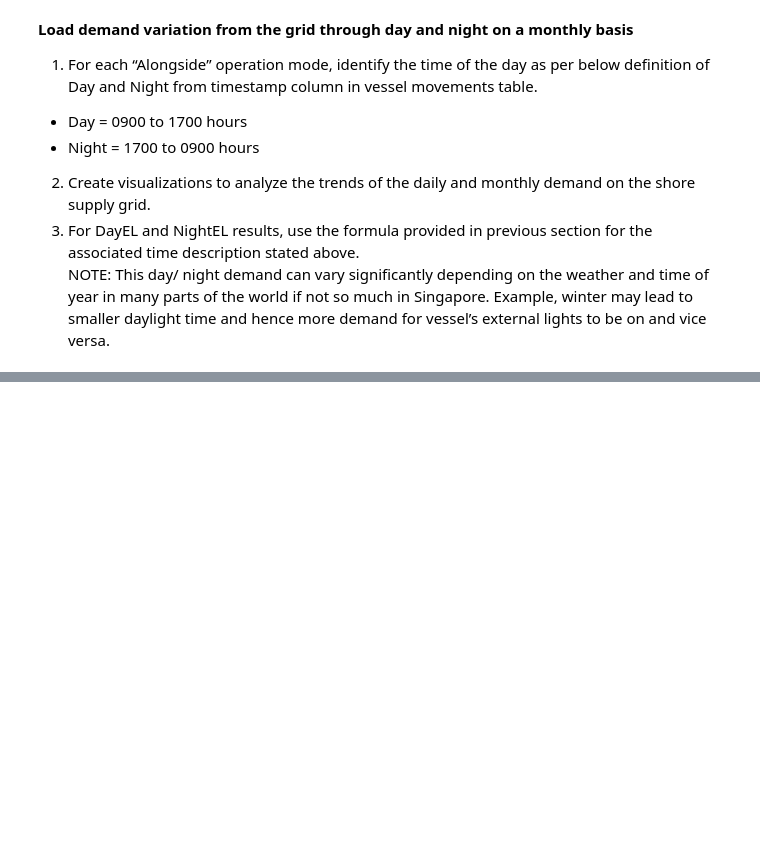
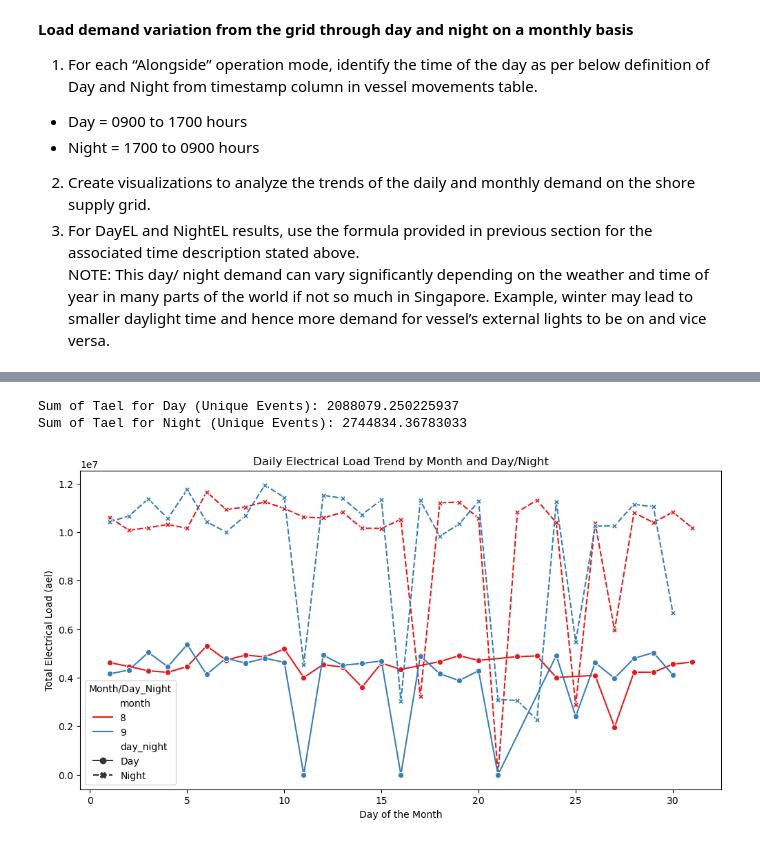
Before and after one commit to evanyan13/rightship, a Jupyter notebook: emission_calculation.ipynb, the cells around one changed output, grey strips where cells are left out. Saved outputs shown, nothing was run; the diff lists cells and outputs as text; code cells hidden in the pictures; blank space fills up the shorter version.

Commit message:
Update chart

```diff
--- a/emission_calculation.ipynb
+++ b/emission_calculation.ipynb
@@ -341,7 +331,7 @@ Total EL: 1311126.8898276433 kW
 NOTE: This day/ night demand can vary significantly depending on the weather and time of year in many parts of the world if not so much in Singapore. Example, winter may lead to smaller daylight time and hence more demand for vessel’s external lights to be on and vice versa.
 # %%
 # Part 1: Differentiate Day Night
-day_night = vessel_df[vessel_df['operating_mode'] == 4].copy()
+day_night = alongside.copy()
 day_night['hour'] = pd.to_datetime(day_night['timestamp']).apply(lambda x: int(x.hour) )
 day_night['min'] = pd.to_datetime(day_night['timestamp']).apply(lambda x: int(x.minute) )
 
@@ -353,6 +343,5 @@ values = ["Day"]
 
 # Create the new column using numpy.select
 day_night['day_night'] = np.select(conditions, values, default="Night")
-display(day_night["day_night"].value_counts())
-display(day_night.info())
+display(day_night)
 # %% [output]
@@ -449,0 +361,48 @@ plt.show()
+# %%
+# Filter for unique events in Day and then sum Tael
+unique_day_events = day_night[day_night['day_night'] == 'Day'].drop_duplicates(subset=['event'])
+sum_tael_day = unique_day_events['Tael'].sum()
+print("Sum of Tael for Day (Unique Events):", sum_tael_day)
+
+# Filter for unique events in Night and then sum Tael
+unique_night_events = day_night[day_night['day_night'] == 'Night'].drop_duplicates(subset=['event'])
+sum_tael_night = unique_night_events['Tael'].sum()
+print("Sum of Tael for Night (Unique Events):", sum_tael_night)
+# %% [output]
+Sum of Tael for Day (Unique Events): 2088079.250225937
+Sum of Tael for Night (Unique Events): 2744834.36783033
+# %%
+# Convert 'timestamp' to datetime, extract day and month
+day_night['timestamp'] = pd.to_datetime(day_night['timestamp'])
+day_night['day'] = day_night['timestamp'].dt.day
+day_night['month'] = day_night['timestamp'].dt.month
+
+# # Aggregate data by month and day
+# daily_load = day_night.groupby(['month', 'day'])['ael'].sum().reset_index()
+
+# # Plot daily load with month as hue
+# plt.figure(figsize=(12, 6))
+# sns.lineplot(data=daily_load, x='day', y='ael', hue='month', palette='Set1')
+
+# plt.title('Daily Electrical Load Trend by Month')
+# plt.xlabel('Day of the Month')
+# plt.ylabel('Total Electrical Load (ael)')
+# plt.legend(title='Month')
+# plt.show()
+
+
+# Assuming you have 'day_night' column in your day_night DataFrame
+
+# Aggregate data by month, day, and day_night
+daily_load_day_night = day_night.groupby(['month', 'day', 'day_night'])['ael'].sum().reset_index()
+
+# Plot daily load with month as hue and differentiate by day_night with style
+plt.figure(figsize=(12, 6))
+sns.lineplot(data=daily_load_day_night, x='day', y='ael', hue='month', style='day_night', palette='Set1', markers=True)
+plt.title('Daily Electrical Load Trend by Month and Day/Night')
+plt.xlabel('Day of the Month')
+plt.ylabel('Total Electrical Load (ael)')
+plt.legend(title='Month/Day_Night')
+plt.show()
+# %% [output]
+[figure, added]
```
Also changed, not shown: parts of 4 cells of this notebook.
